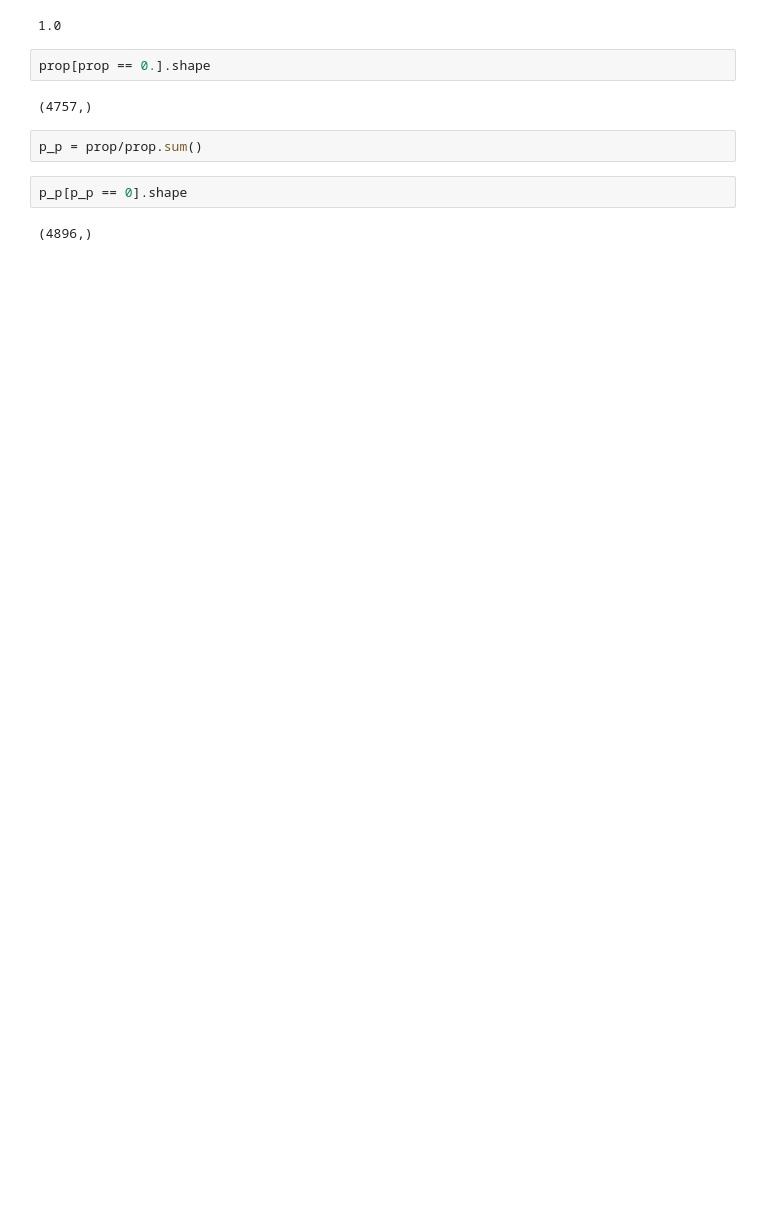
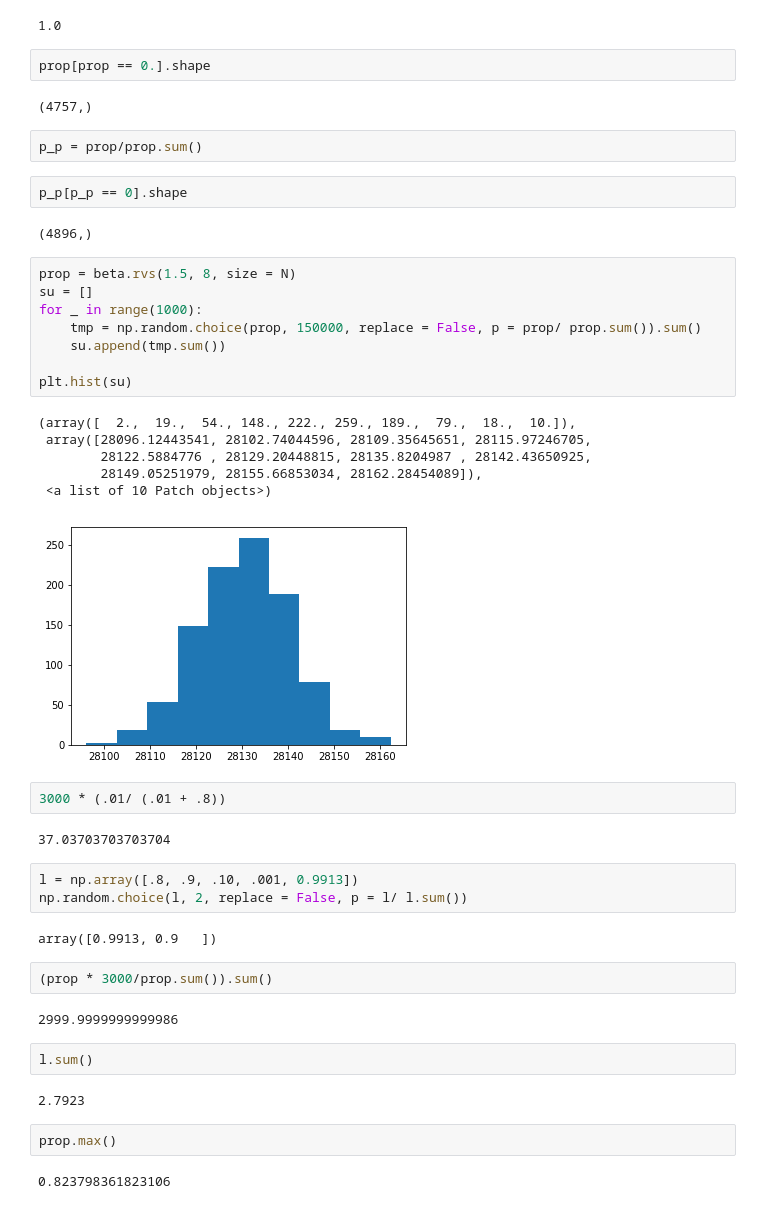
Before and after one commit to dedcode/caprecap, a Jupyter notebook: simple_models/Data_Generator_Closed_Population_Norestriction.ipynb, the cells around one changed output. Drawn from its saved outputs; the diff is of its cells as text; blank space fills up the shorter version.

```diff
--- a/simple_models/Data_Generator_Closed_Population_Norestriction.ipynb
+++ b/simple_models/Data_Generator_Closed_Population_Norestriction.ipynb
@@ -325,3 +325,39 @@ p_p = prop/prop.sum()
 p_p[p_p == 0].shape
 # %% [output]
 (4896,)
+# %%
+prop = beta.rvs(1.5, 8, size = N)
+su = []
+for _ in range(1000):
+    tmp = np.random.choice(prop, 150000, replace = False, p = prop/ prop.sum()).sum()
+    su.append(tmp.sum())
+
+plt.hist(su)
+# %% [output]
+(array([  2.,  19.,  54., 148., 222., 259., 189.,  79.,  18.,  10.]),
+ array([28096.12443541, 28102.74044596, 28109.35645651, 28115.97246705,
+        28122.5884776 , 28129.20448815, 28135.8204987 , 28142.43650925,
+        28149.05251979, 28155.66853034, 28162.28454089]),
+ <a list of 10 Patch objects>)
+[figure, added]
+# %%
+3000 * (.01/ (.01 + .8))
+# %% [output]
+37.03703703703704
+# %%
+l = np.array([.8, .9, .10, .001, 0.9913])
+np.random.choice(l, 2, replace = False, p = l/ l.sum())
+# %% [output]
+array([0.9913, 0.9   ])
+# %%
+(prop * 3000/prop.sum()).sum()
+# %% [output]
+2999.9999999999986
+# %%
+l.sum()
+# %% [output]
+2.7923
+# %%
+prop.max()
+# %% [output]
+0.823798361823106
```
Also changed, not shown: 1 other file.
